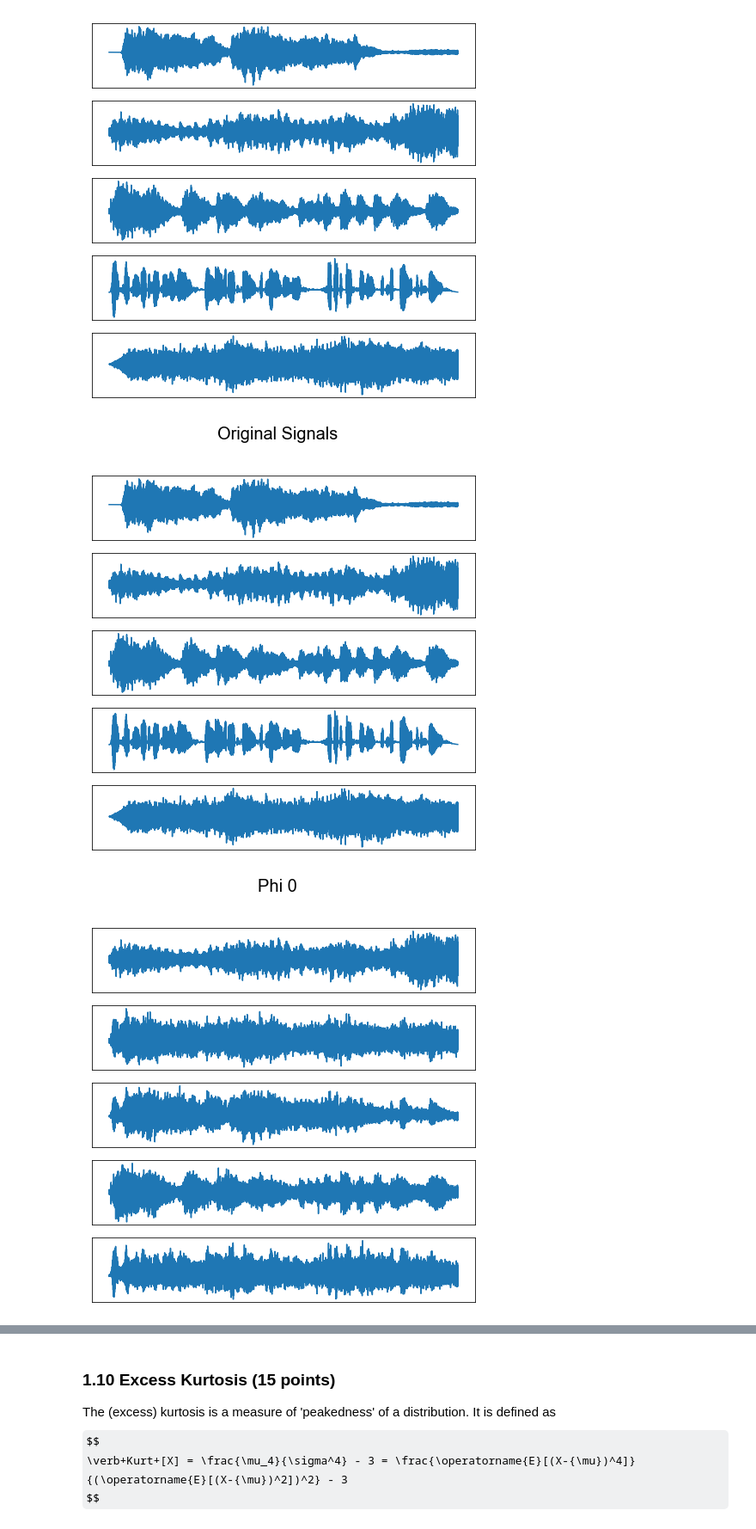
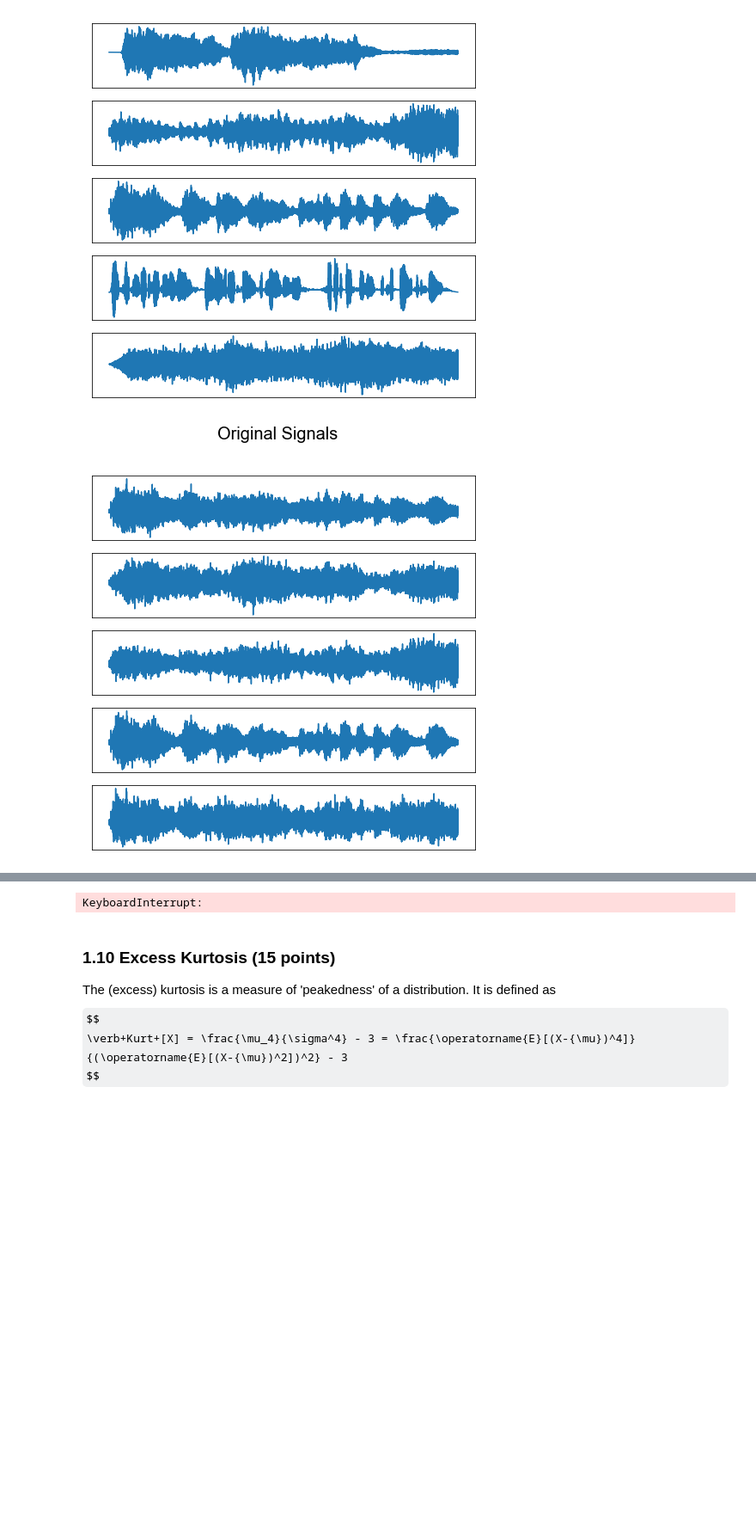
Before and after one commit to danakianfar/machine_learning_2_labs, a Jupyter notebook: lab1/lab1.ipynb, the cells around one changed output, grey strips where cells are left out. Shown at 86% size. Cells and saved outputs as stored; diff of their text form; code cells hidden in the pictures; some formulas as TeX source; blank space fills up the shorter version.

```diff
--- a/lab1/lab1.ipynb
+++ b/lab1/lab1.ipynb
@@ -407,31 +407,30 @@ X_audio_w = whiten(X_audio)
 # %%
 ### 1.9 Audio demixing
 plot_signals(S_audio, 'Original Signals')
 plt.show()
 
 # Parameters
-epochs = 2000
-eta = 1e-1
+epochs = 1000
+eta = 1e-2
 data = X_audio_w
 num_activations = len(activation_fx_names)
 
 W_audio_ls = []
 
 for i in range(1):
     activation_fn = lambda x: activation(x,i)
     W, errors = ICA(data, activation_fn, eta, S_audio, epochs, verbose = True)
     W_audio_ls.append(W)
 
     # Plotting
     plot_signals(W.dot(X_audio_w) , activation_fx_names[i])
 
     eps, errs = zip(*errors)
     plt.plot(eps, errs, 'r-X')
     plt.title(activation_fx_names[i])
     plt.ylabel('Reconstruction Error')
     plt.xlabel('Epochs')
 
 plt.show()
 # %% [output]
-[figure, old version]
+[figure, new version]
-[figure, removed]
@@ -439,3 +437,4 @@ plt.show()
+KeyboardInterrupt:
 # %%
 sample_rate = 22050
 for i,W in enumerate(W_audio_ls):
```
Also changed, not shown: parts of 1 cell of this notebook.
